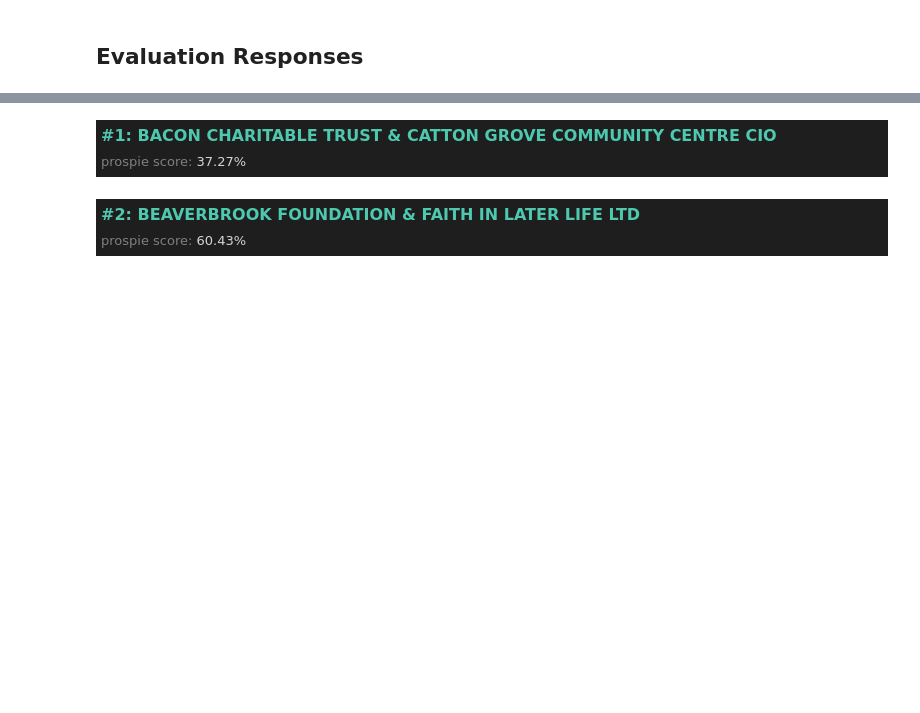
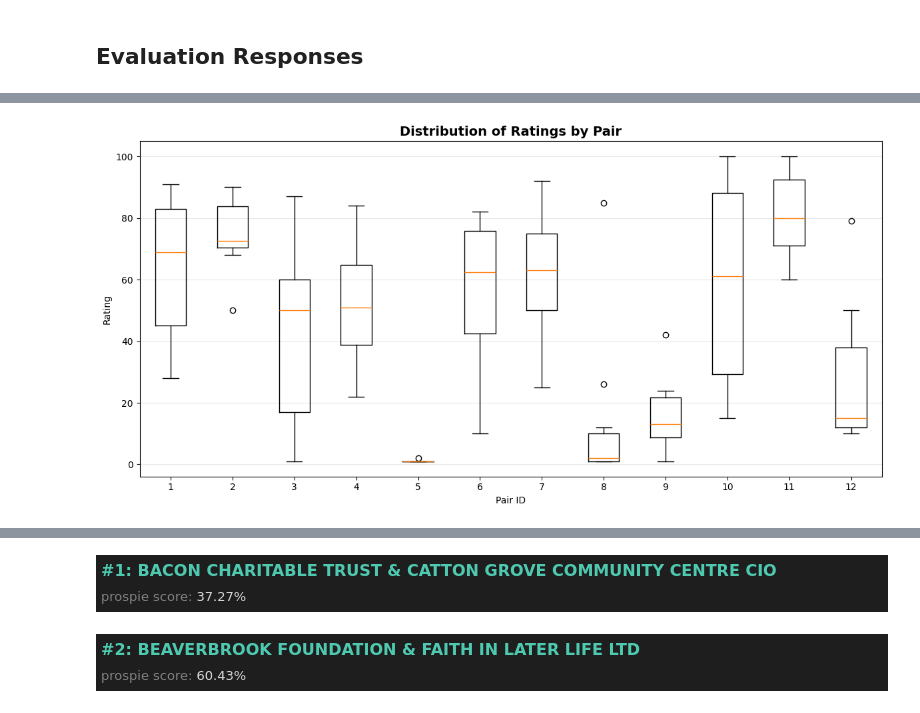
Before and after one commit to lico27/prospie, a Jupyter notebook: 13_evaluation/evaluation_notebook.ipynb, the cells around one changed output, grey strips where cells are left out. Saved outputs shown, nothing was run; the diff lists cells and outputs as text; code cells hidden in the pictures; blank space fills up the shorter version.

Commit message:
make boxplot and add narratives

```diff
--- a/13_evaluation/evaluation_notebook.ipynb
+++ b/13_evaluation/evaluation_notebook.ipynb
@@ -146,0 +157,18 @@ responses_df["respondent_id"] = (responses_df["id"] - 61) // 3 + 1
+# %%
+#group pairs
+pair_ids = sorted(responses_df["pair_id"].unique())
+data_by_pair = [responses_df[responses_df["pair_id"] == pair_id]["rating"].values for pair_id in pair_ids]
+
+#create boxplot
+fig, ax = plt.subplots(figsize=(12, 6))
+bp = ax.boxplot(data_by_pair, labels=pair_ids, showfliers=True)
+
+ax.set_title("Distribution of Ratings by Pair", fontsize=14, fontweight="bold")
+ax.set_xlabel("Pair ID")
+ax.set_ylabel("Rating")
+ax.grid(True, alpha=0.3, axis="y")
+
+plt.tight_layout()
+plt.show()
+# %% [output]
+[figure, added]
```
Also changed, not shown: parts of 15 cells of this notebook.
